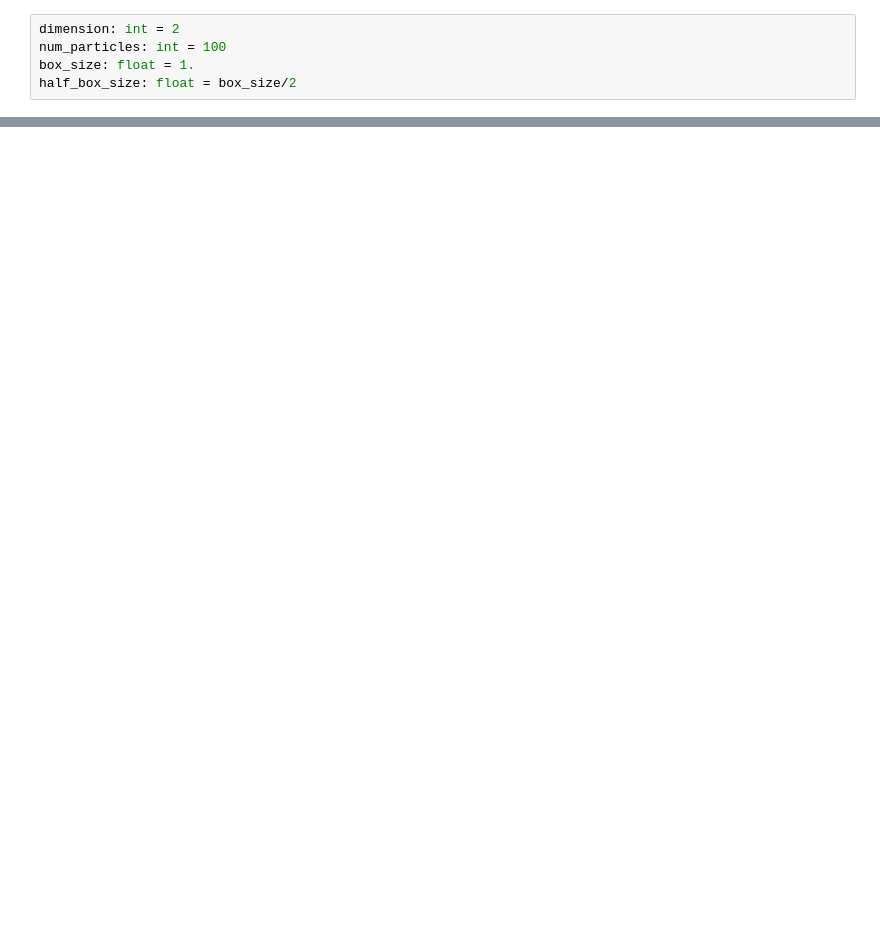
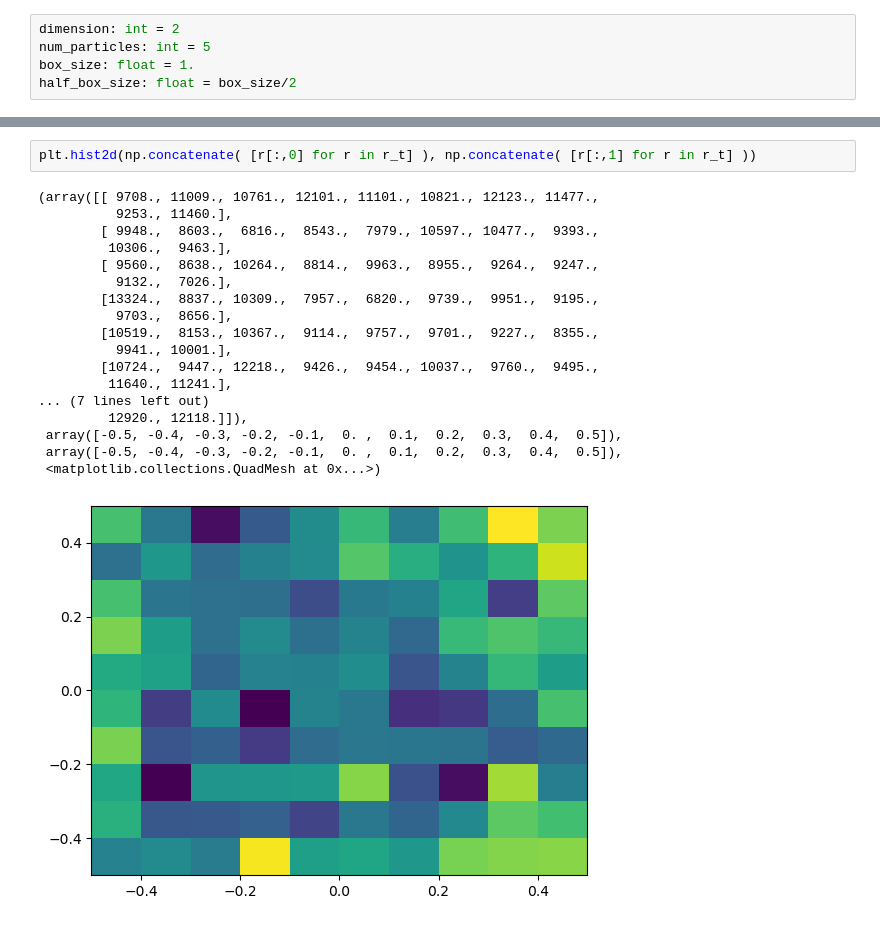
Before and after one commit to veszeli/hamiltonian_gas_dynamics_and_statistics, a Jupyter notebook: testing_notebook.ipynb, the cells around one changed output, grey strips where cells are left out. Cells and saved outputs as stored; diff of their text form; blank space fills up the shorter version.

```diff
--- a/testing_notebook.ipynb
+++ b/testing_notebook.ipynb
@@ -9,6 +11,6 @@ from hamiltonian_gas import HamiltonianGasSystem
 # %%
 dimension: int = 2
-num_particles: int = 100
+num_particles: int = 5
 box_size: float = 1.
 half_box_size: float = box_size/2
 # %%
@@ -50,0 +128,21 @@ anim.save('scatter.mp4')
+# %%
+plt.hist2d(np.concatenate( [r[:,0] for r in r_t] ), np.concatenate( [r[:,1] for r in r_t] ))
+# %% [output]
+(array([[ 9708., 11009., 10761., 12101., 11101., 10821., 12123., 11477.,
+          9253., 11460.],
+        [ 9948.,  8603.,  6816.,  8543.,  7979., 10597., 10477.,  9393.,
+         10306.,  9463.],
+        [ 9560.,  8638., 10264.,  8814.,  9963.,  8955.,  9264.,  9247.,
+          9132.,  7026.],
+        [13324.,  8837., 10309.,  7957.,  6820.,  9739.,  9951.,  9195.,
+          9703.,  8656.],
+        [10519.,  8153., 10367.,  9114.,  9757.,  9701.,  9227.,  8355.,
+          9941., 10001.],
+        [10724.,  9447., 12218.,  9426.,  9454., 10037.,  9760.,  9495.,
+         11640., 11241.],
+... (7 lines left out)
+         12920., 12118.]]),
+ array([-0.5, -0.4, -0.3, -0.2, -0.1,  0. ,  0.1,  0.2,  0.3,  0.4,  0.5]),
+ array([-0.5, -0.4, -0.3, -0.2, -0.1,  0. ,  0.1,  0.2,  0.3,  0.4,  0.5]),
+ <matplotlib.collections.QuadMesh at 0x...>)
+[figure, added]
```
Also changed, not shown: parts of 9 cells of this notebook, 4 other files.
